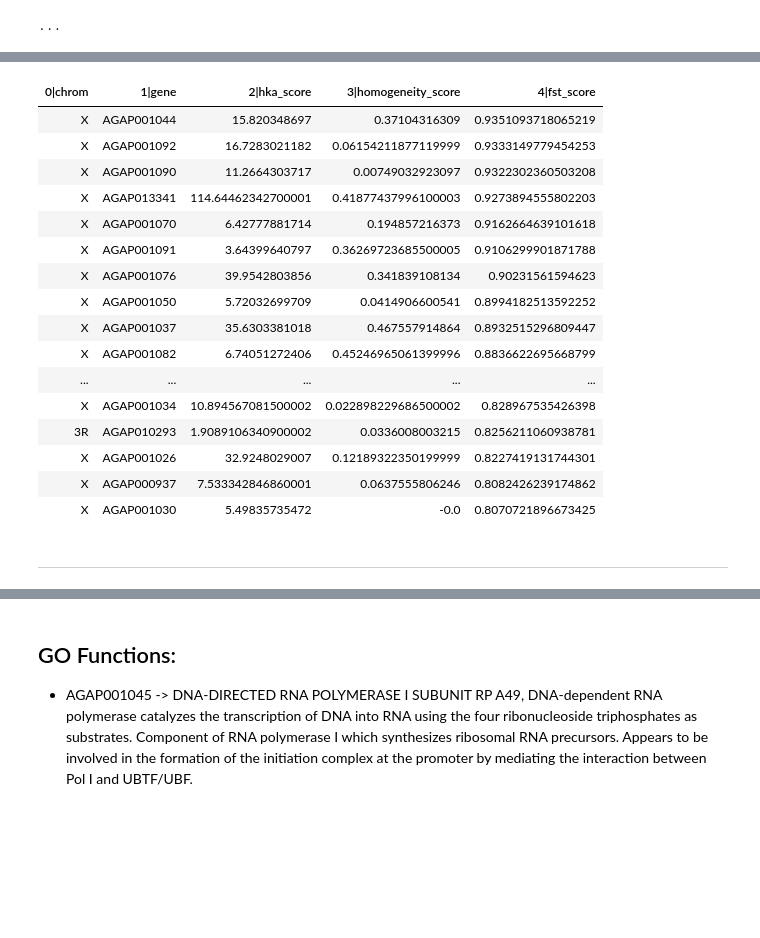
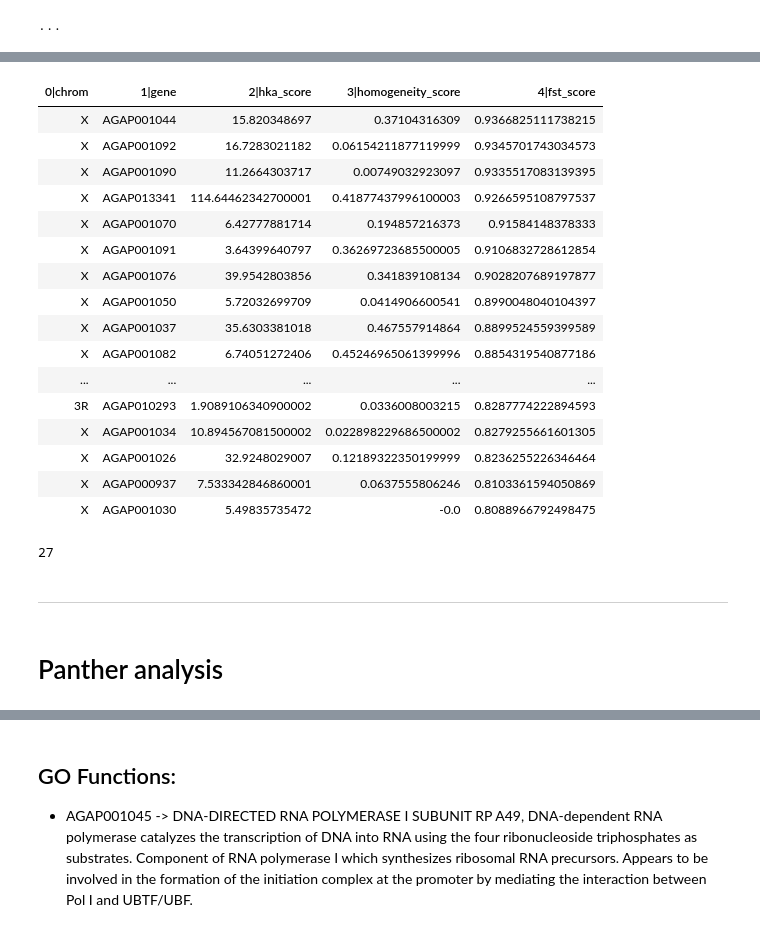
Before and after one commit to randomxsk8/notebooks, a Jupyter notebook: 10152019_Fst_hka_genes.ipynb, the cells around one changed output, grey strips where cells are left out. Saved outputs shown, nothing was run; the diff lists cells and outputs as text; code cells hidden in the pictures; blank space fills up the shorter version.

```diff
--- a/10152019_Fst_hka_genes.ipynb
+++ b/10152019_Fst_hka_genes.ipynb
@@ -77,10 +79,10 @@ homogen_test
 | 130 | X | AGAP001061 | 0.277181 |
 131 rows × 3 columns
 # %%
-tbl1 = pd.merge(hka_coluzzii, homogen_test, on='gene', how='inner').rename(columns={"chrom_x": 'chrom', "score_c" : "hka_score", "score": "homogeneity_score"})
+hka_hom_tbl = pd.merge(hka_coluzzii, homogen_test, on='gene', how='inner').rename(columns={"chrom_x": 'chrom', "score_c" : "hka_score", "score": "homogeneity_score"})
 cols = [2,3,5]
-tbl1.drop(tbl1.columns[cols],axis=1,inplace=True)
-tbl1.head()
+hka_hom_tbl.drop(hka_hom_tbl.columns[cols],axis=1,inplace=True)
+hka_hom_tbl.head()
 # %% [output]
 |  | chrom | gene | hka_score | homogeneity_score |
 | 0 | 3L | AGAP010313 | 9.697724 | 0.452941 |
@@ -108,7 +110,7 @@ tbl_genes.head()
 | 3 | gene | 271285 | 271815 | AGAP004680 |
 | 4 | gene | 358329 | 359280 | AGAP004681 |
 # %%
-tbl_pos = pd.merge(tbl1, tbl_genes, on='gene', how='inner').drop(columns='type')
+tbl_pos = pd.merge(hka_hom_tbl, tbl_genes, on='gene', how='inner').drop(columns='type')
 tbl_pos.head()
 # %% [output]
 |  | chrom | gene | hka_score | homogeneity_score | start | end |
@@ -134,3 +131,5 @@ gs = {chrom: ga[chrom].take(random_index, axis=1) for chrom in contigs}
+# %%
+gs = {chrom: ga[chrom].take(index_s, axis=1) for chrom in contigs}
 # %%
 pos = {chrom: call[chrom]['variants/POS'][:] for chrom in contigs}
 # %%
@@ -279,5 +284,5 @@ results[:10]
 # %%
-tbl1["fst_score"] = results
-tbl1
+hka_hom_tbl["fst_score"] = results
+hka_hom_tbl[:]
 # %% [output]
 |  | chrom | gene | hka_score | homogeneity_score | fst_score |
@@ -300,22 +300,22 @@ tbl1
 131 rows × 5 columns
 # %%
-tbl_test = etl.fromdataframe(tbl1).select(lambda r: r.fst_score >= 0.80 and r.hka_score >= 1.3).sort('fst_score', reverse=True)
+tbl_test = etl.fromdataframe(hka_hom_tbl).select(lambda r: r.fst_score >= 0.80 and r.hka_score >= 1.3).sort('fst_score', reverse=True)
 tbl_test.displayall()
 # %% [output]
 | 0|chrom | 1|gene | 2|hka_score | 3|homogeneity_score | 4|fst_score |
-| X | AGAP001044 | 15.820348697 | 0.37104316309 | 0.9351093718065219 |
-| X | AGAP001092 | 16.7283021182 | 0.06154211877119999 | 0.9333149779454253 |
-| X | AGAP001090 | 11.2664303717 | 0.00749032923097 | 0.9322302360503208 |
-| X | AGAP013341 | 114.64462342700001 | 0.41877437996100003 | 0.9273894555802203 |
-| X | AGAP001070 | 6.42777881714 | 0.194857216373 | 0.9162664639101618 |
-| X | AGAP001091 | 3.64399640797 | 0.36269723685500005 | 0.9106299901871788 |
-| X | AGAP001076 | 39.9542803856 | 0.341839108134 | 0.90231561594623 |
-| X | AGAP001050 | 5.72032699709 | 0.0414906600541 | 0.8994182513592252 |
-| X | AGAP001037 | 35.6303381018 | 0.467557914864 | 0.8932515296809447 |
-| X | AGAP001082 | 6.74051272406 | 0.45246965061399996 | 0.8836622695668799 |
+| X | AGAP001044 | 15.820348697 | 0.37104316309 | 0.9366825111738215 |
+| X | AGAP001092 | 16.7283021182 | 0.06154211877119999 | 0.9345701743034573 |
+| X | AGAP001090 | 11.2664303717 | 0.00749032923097 | 0.9335517083139395 |
+| X | AGAP013341 | 114.64462342700001 | 0.41877437996100003 | 0.9266595108797537 |
+| X | AGAP001070 | 6.42777881714 | 0.194857216373 | 0.91584148378333 |
+| X | AGAP001091 | 3.64399640797 | 0.36269723685500005 | 0.9106832728612854 |
+| X | AGAP001076 | 39.9542803856 | 0.341839108134 | 0.9028207689197877 |
+| X | AGAP001050 | 5.72032699709 | 0.0414906600541 | 0.8990048040104397 |
+| X | AGAP001037 | 35.6303381018 | 0.467557914864 | 0.8899524559399589 |
+| X | AGAP001082 | 6.74051272406 | 0.45246965061399996 | 0.8854319540877186 |
 | ... | ... | ... | ... | ... |
-| X | AGAP001034 | 10.894567081500002 | 0.022898229686500002 | 0.828967535426398 |
-| 3R | AGAP010293 | 1.9089106340900002 | 0.0336008003215 | 0.8256211060938781 |
-| X | AGAP001026 | 32.9248029007 | 0.12189322350199999 | 0.8227419131744301 |
-| X | AGAP000937 | 7.533342846860001 | 0.0637555806246 | 0.8082426239174862 |
-| X | AGAP001030 | 5.49835735472 | -0.0 | 0.8070721896673425 |
+| 3R | AGAP010293 | 1.9089106340900002 | 0.0336008003215 | 0.8287774222894593 |
+| X | AGAP001034 | 10.894567081500002 | 0.022898229686500002 | 0.8279255661601305 |
+| X | AGAP001026 | 32.9248029007 | 0.12189322350199999 | 0.8236255226346464 |
+| X | AGAP000937 | 7.533342846860001 | 0.0637555806246 | 0.8103361594050869 |
+| X | AGAP001030 | 5.49835735472 | -0.0 | 0.8088966792498475 |
@@ -324,5 +322,11 @@ tbl_test.cut('gene').displayall()
+# %%
+len(tbl_test)
+# %% [output]
+27
 # %% [markdown]
 ----------------------------
+# %% [markdown]
+# Panther analysis
 # %%
 pandas.set_option('display.max_colwidth', 60)
 # %%
```
Also changed, not shown: parts of 30 cells of this notebook, 5 other files.
